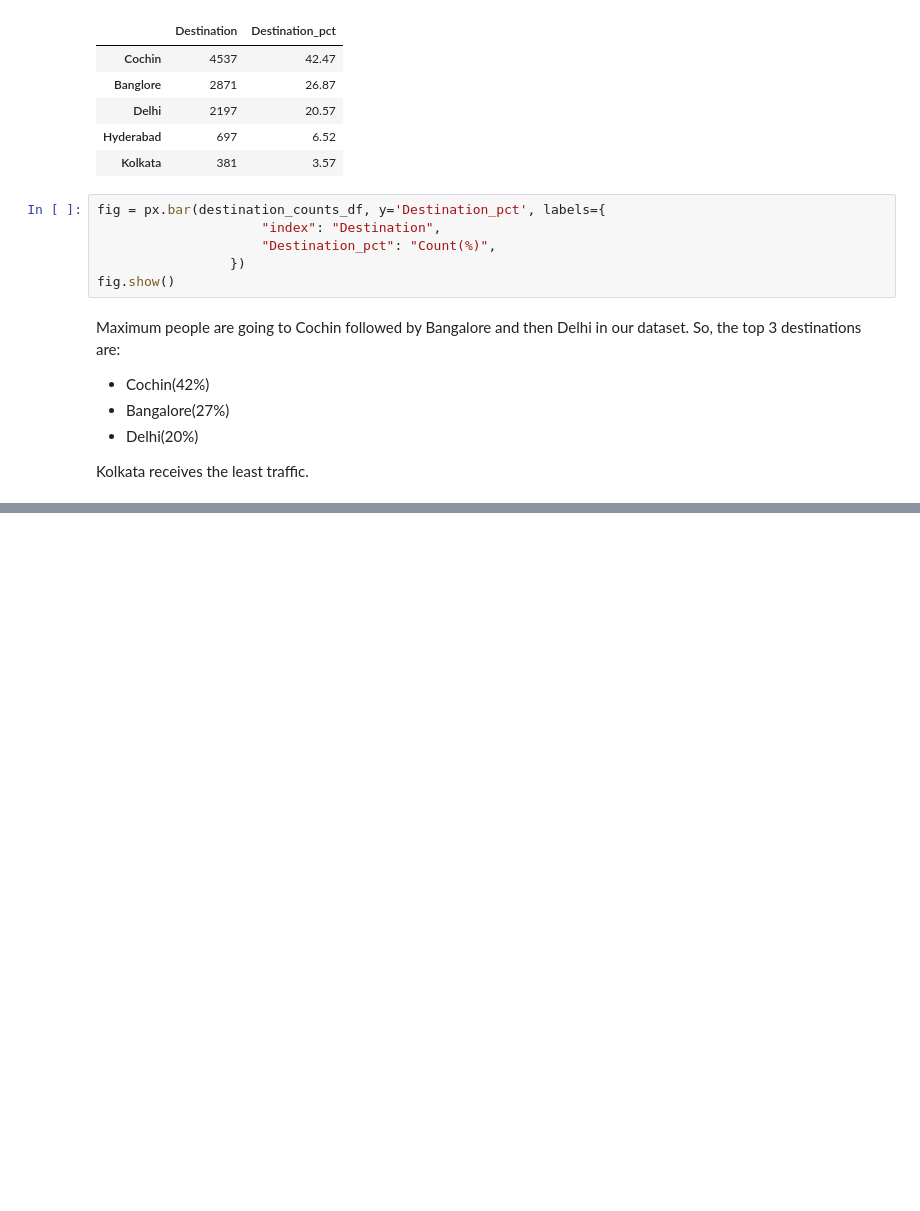
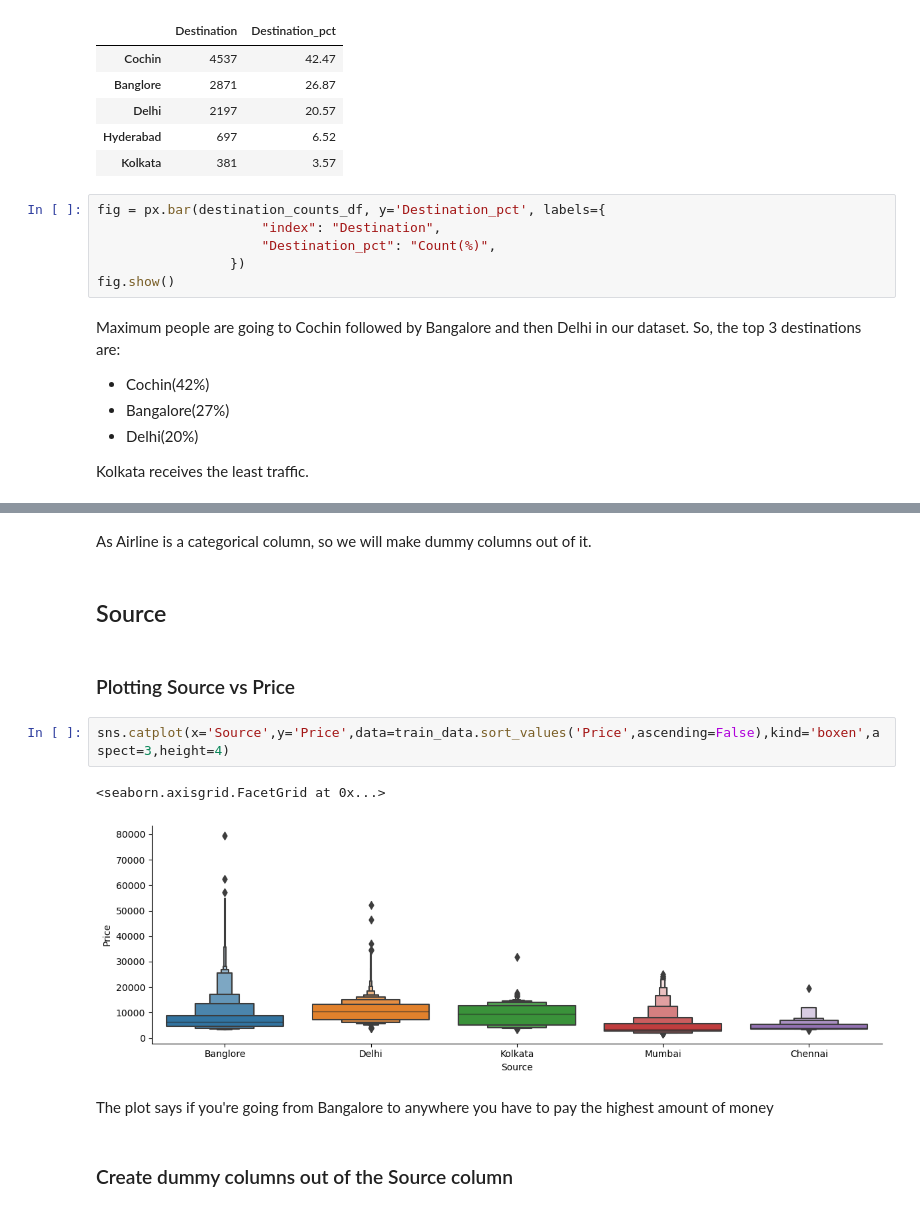
Before and after one commit to rukshar69/Flight-Price-Prediction, a Jupyter notebook: flight_prediction.ipynb, the cells around one changed output, grey strips where cells are left out. Cells and saved outputs as stored; diff of their text form; blank space fills up the shorter version.

```diff
--- a/flight_prediction.ipynb
+++ b/flight_prediction.ipynb
@@ -77,0 +253,15 @@ Kolkata receives the least traffic.
+# %% [markdown]
+As Airline is a categorical column, so we will make dummy columns out of it.
+# %% [markdown]
+## Source
+# %% [markdown]
+### Plotting Source vs Price
+# %%
+sns.catplot(x='Source',y='Price',data=train_data.sort_values('Price',ascending=False),kind='boxen',aspect=3,height=4)
+# %% [output]
+<seaborn.axisgrid.FacetGrid at 0x...>
+[figure, added]
+# %% [markdown]
+The plot says if you're going from Bangalore to anywhere you have to pay the highest amount of money
+# %% [markdown]
+### Create dummy columns out of the Source column
```
Also changed, not shown: parts of 45 cells of this notebook.
